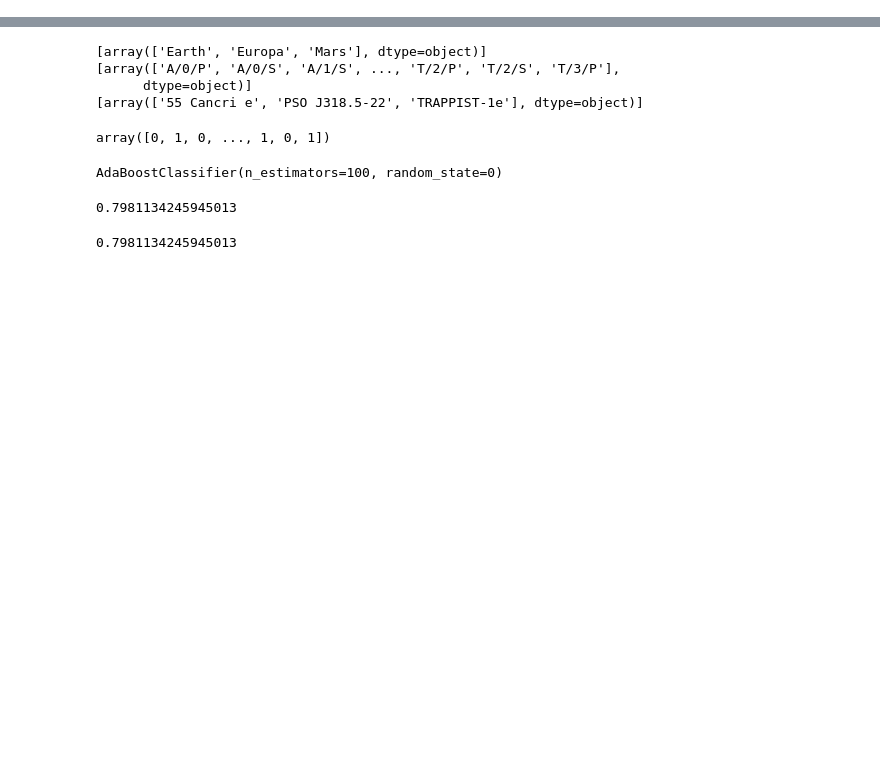
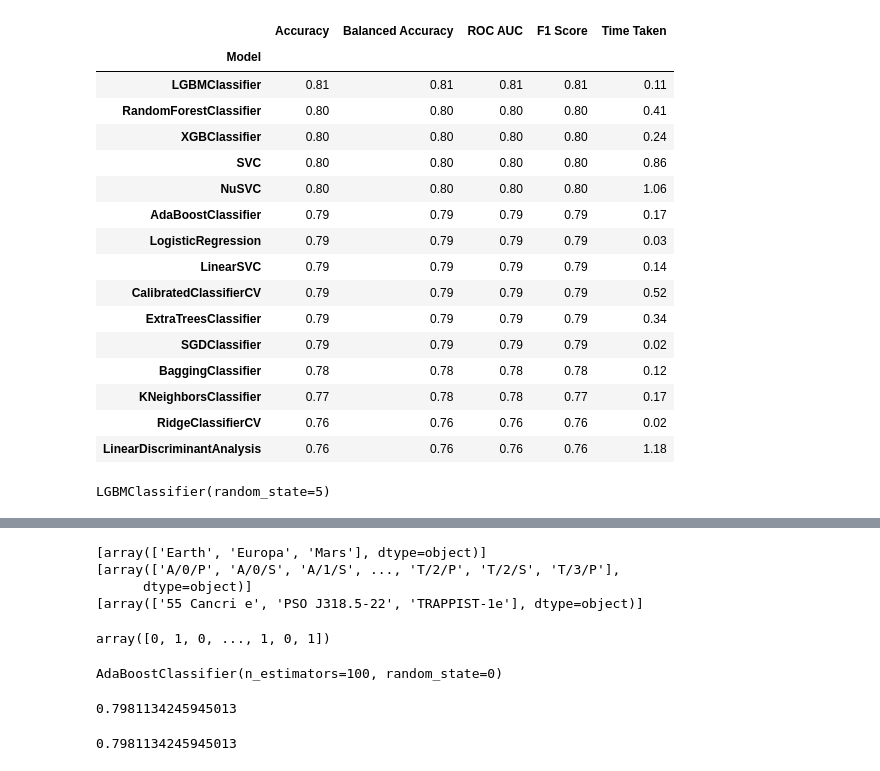
Before and after one commit to JunityZhan/KaggleCompetition, a Jupyter notebook: spaceship-titanic/main.ipynb, the cells around one changed output, grey strips where cells are left out. Saved outputs shown, nothing was run; the diff lists cells and outputs as text; code cells hidden in the pictures; blank space fills up the shorter version.

```diff
--- a/spaceship-titanic/main.ipynb
+++ b/spaceship-titanic/main.ipynb
@@ -46,0 +123,19 @@ test_data
+# %%
+def preProcess(df, impute_null):
+    df = df.assign(
+        PassengerId_GroupId=df['PassengerId'].str[:4].astype(np.int16),
+        PassengerId_PassengerNumber=df['PassengerId'].str[5:].astype(np.int16)
+    )
+
+    df = df.assign(
+        Cabin_Deck=df["Cabin"].str.split("/").str[0],
+        Cabin_Num=df["Cabin"].str.split("/").str[1],
+        Cabin_Side=df["Cabin"].str.split("/").str[2]
+    )
+
+    df=df.drop(columns=['PassengerId','Cabin','PassengerId_PassengerNumber','Cabin_Num','Name'])
+
+    if impute_null:
+        df=ImputeNull(df)
+    df = label_encoder(df)
+    return df
@@ -46,0 +161,17 @@ test_data
+# %%
+
+X = df_raw.drop('Transported', axis=1)
+Y = df_raw[['Transported']]
+
+X=preProcess(X,impute_null=True)
+
+X_train , X_test , Y_train , Y_test = train_test_split(X, Y, stratify=Y, random_state = 5 ,test_size =0.40)
+# %%
+clf = LazyClassifier(verbose=0,
+                     ignore_warnings=True,
+                     custom_metric=None,
+                     predictions=False,
+                     random_state=12,
+                     classifiers='all')
+
+models, predictions = clf.fit(X_train , X_test , Y_train , Y_test)
@@ -46,0 +180,20 @@ test_data
+# %%
+models[:15]
+# %% [output]
+|  | Accuracy | Balanced Accuracy | ROC AUC | F1 Score | Time Taken |
+| Model |  |  |  |  |  |
+| LGBMClassifier | 0.81 | 0.81 | 0.81 | 0.81 | 0.11 |
+| RandomForestClassifier | 0.80 | 0.80 | 0.80 | 0.80 | 0.41 |
+| XGBClassifier | 0.80 | 0.80 | 0.80 | 0.80 | 0.24 |
+| SVC | 0.80 | 0.80 | 0.80 | 0.80 | 0.86 |
+| NuSVC | 0.80 | 0.80 | 0.80 | 0.80 | 1.06 |
+| AdaBoostClassifier | 0.79 | 0.79 | 0.79 | 0.79 | 0.17 |
+| LogisticRegression | 0.79 | 0.79 | 0.79 | 0.79 | 0.03 |
+| LinearSVC | 0.79 | 0.79 | 0.79 | 0.79 | 0.14 |
+| CalibratedClassifierCV | 0.79 | 0.79 | 0.79 | 0.79 | 0.52 |
+| ExtraTreesClassifier | 0.79 | 0.79 | 0.79 | 0.79 | 0.34 |
+| SGDClassifier | 0.79 | 0.79 | 0.79 | 0.79 | 0.02 |
+| BaggingClassifier | 0.78 | 0.78 | 0.78 | 0.78 | 0.12 |
+| KNeighborsClassifier | 0.77 | 0.78 | 0.78 | 0.77 | 0.17 |
+| RidgeClassifierCV | 0.76 | 0.76 | 0.76 | 0.76 | 0.02 |
+| LinearDiscriminantAnalysis | 0.76 | 0.76 | 0.76 | 0.76 | 1.18 |
@@ -46,0 +203,6 @@ test_data
+# %%
+from lightgbm import LGBMClassifier
+lgbm = LGBMClassifier( random_state=5)
+lgbm.fit(X, Y)
+# %% [output]
+LGBMClassifier(random_state=5)
```
Also changed, not shown: parts of 16 cells of this notebook, 1 other file.
